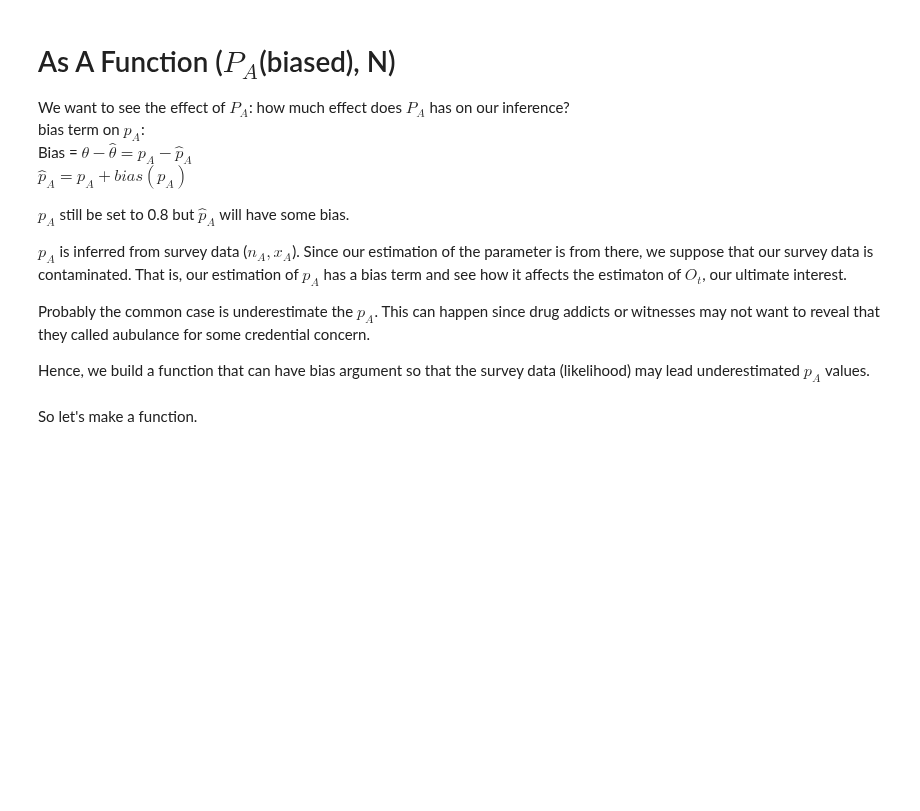
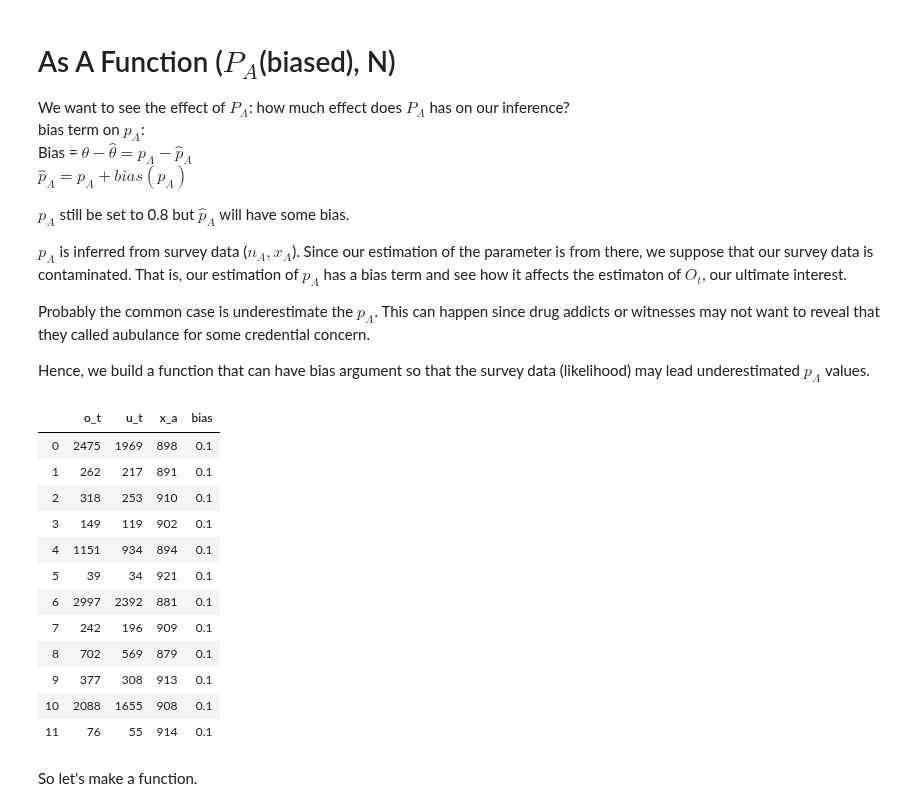
Before and after one commit to tom-hc-park/MSc-RA-Bayesian-evidence-synthesis, a Jupyter notebook: jupyter_notebook/report_revised_2.ipynb, the cells around one changed output. Cells and saved outputs as stored; diff of their text form; code cells hidden in the pictures; blank space fills up the shorter version.

```diff
--- a/jupyter_notebook/report_revised_2.ipynb
+++ b/jupyter_notebook/report_revised_2.ipynb
@@ -347,3 +342,27 @@ def sim_ambulance_overdoses_bias(random = 1, mu_z=np.log(0.05), sigma_z=1.,
+# %%
+over_p_a= sim_ambulance_overdoses_bias(random=1, mu_z=np.log(0.05), sigma_z=1.,
+                            N=10000, p_a=0.8, bias = 0.1, n_a=1000, n_T=12)
+over_p_a.pop('n_a')
+over_p_a.pop('N')
+df_pd = pd.DataFrame(data=over_p_a)
+df_pd
+df_pd.to_csv('../Rcodes/over_p_a_data.csv')
+# %%
+df_pd
+# %% [output]
+|  | o_t | u_t | x_a | bias |
+| 0 | 2475 | 1969 | 898 | 0.1 |
+| 1 | 262 | 217 | 891 | 0.1 |
+| 2 | 318 | 253 | 910 | 0.1 |
+| 3 | 149 | 119 | 902 | 0.1 |
+| 4 | 1151 | 934 | 894 | 0.1 |
+| 5 | 39 | 34 | 921 | 0.1 |
+| 6 | 2997 | 2392 | 881 | 0.1 |
+| 7 | 242 | 196 | 909 | 0.1 |
+| 8 | 702 | 569 | 879 | 0.1 |
+| 9 | 377 | 308 | 913 | 0.1 |
+| 10 | 2088 | 1655 | 908 | 0.1 |
+| 11 | 76 | 55 | 914 | 0.1 |
 # %% [markdown]
 So let's make a function.
 # %%
```
Also changed, not shown: parts of 9 cells of this notebook, 24 other files.
